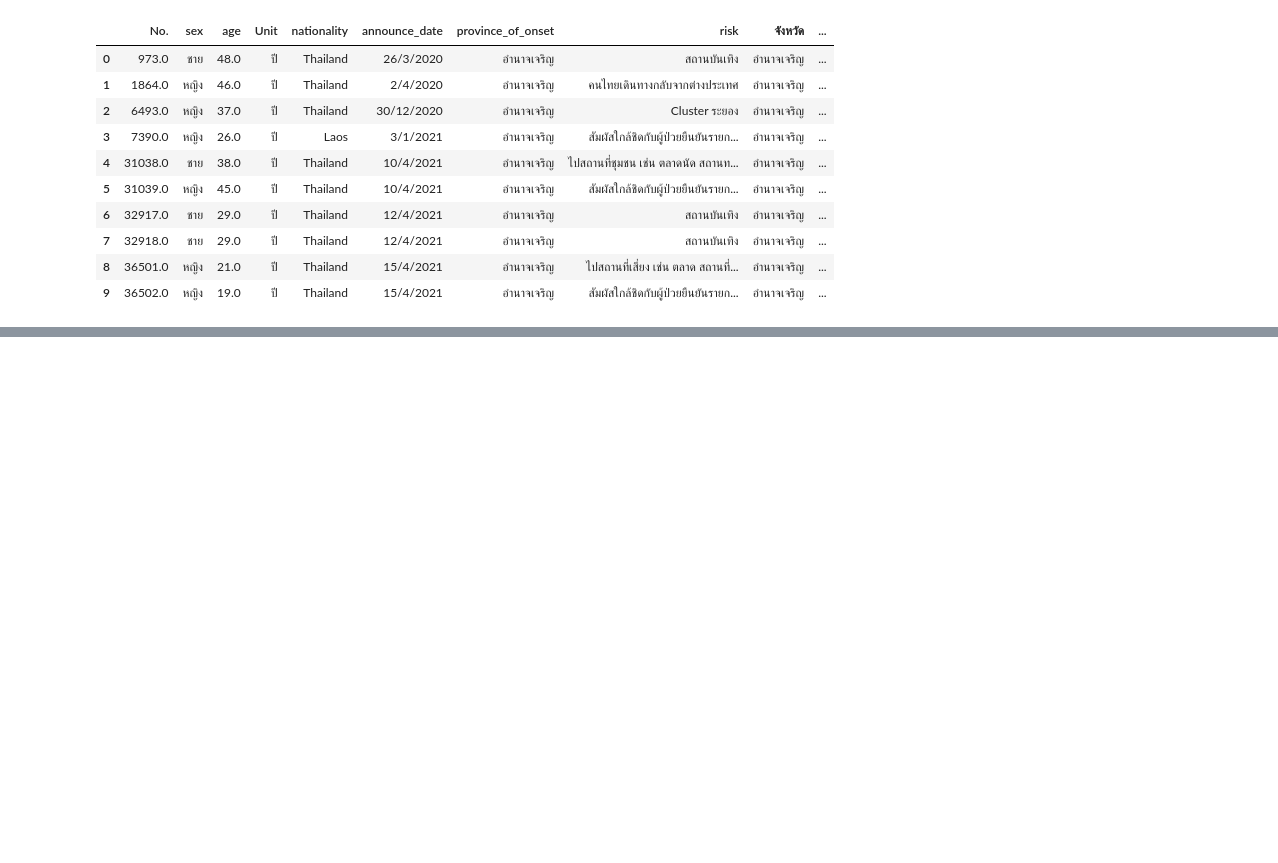
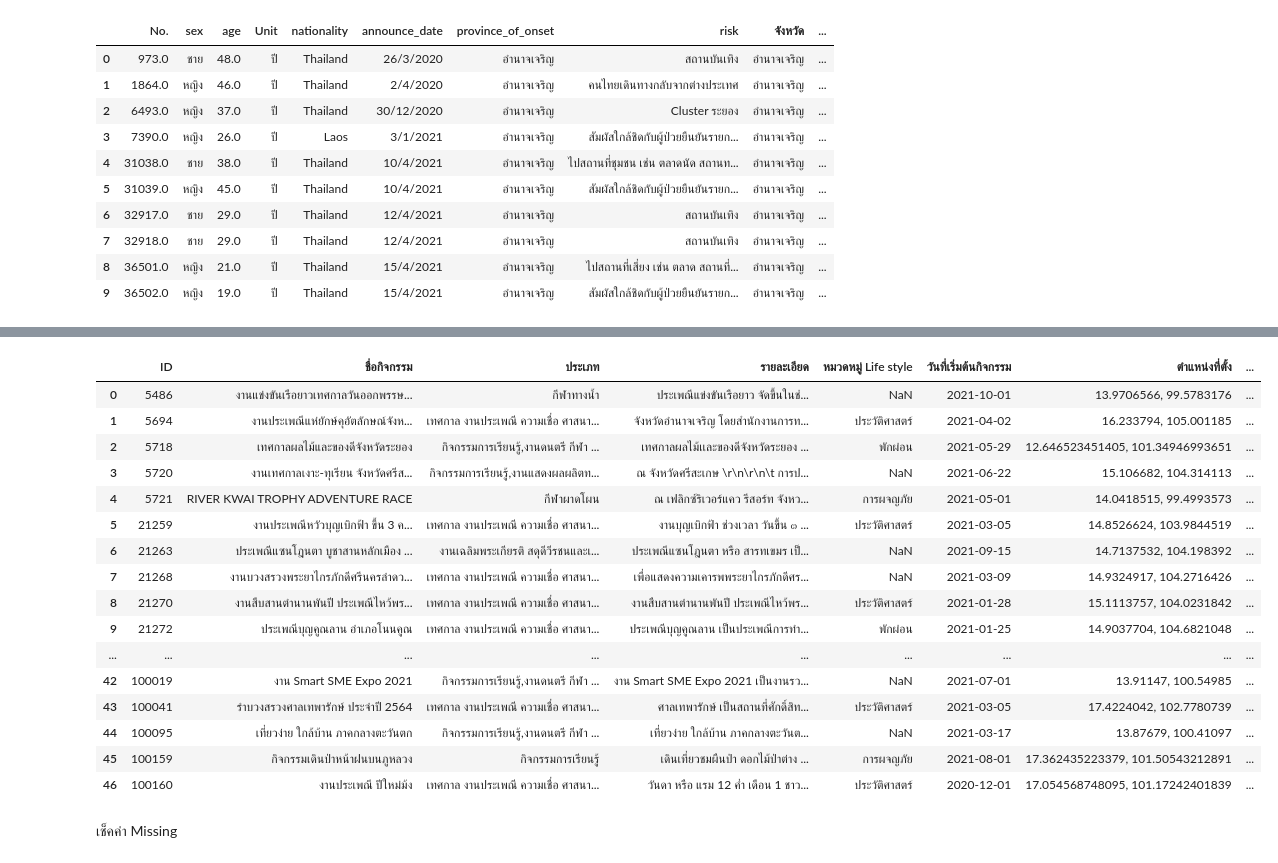
Before and after one commit to team0243/data_viz_2022, a Jupyter notebook: Project.ipynb, the cells around one changed output, grey strips where cells are left out. Saved outputs shown, nothing was run; the diff lists cells and outputs as text; code cells hidden in the pictures; blank space fills up the shorter version.

```diff
--- a/Project.ipynb
+++ b/Project.ipynb
@@ -591,0 +599,3 @@ data_cl2.head(10)
+# %%
+data_file_path = os.path.join(path,'รายการกิจกรรมท่องเที่ยว.csv')   # ดึงไฟล์จากไดร์ฟที่เราต้องการ
+data_01 = pd.read_csv(data_file_path)   # อ่านไฟล์ csv
@@ -591,0 +609,23 @@ data_cl2.head(10)
+# %%
+data_02 = data_01[['ID','ชื่อกิจกรรม','ประเภท','รายละเอียด','หมวดหมู่ Life style','วันที่เริ่มต้นกิจกรรม','ตำแหน่งที่ตั้ง','จังหวัด','การเดินทาง','พิกัด Latitude','พิกัด Longitude']]
+data_02
+# %% [output]
+|  | ID | ชื่อกิจกรรม | ประเภท | รายละเอียด | หมวดหมู่ Life style | วันที่เริ่มต้นกิจกรรม | ตำแหน่งที่ตั้ง | ... |
+| 0 | 5486 | งานแข่งขันเรือยาวเทศกาลวันออกพรรษ... | กีฬาทางน้ำ | ประเพณีแข่งขันเรือยาว จัดขึ้นในช่... | NaN | 2021-10-01 | 13.9706566, 99.5783176 | ... |
+| 1 | 5694 | งานประเพณีแห่ยักษ์คุอัตลักษณ์จังห... | เทศกาล งานประเพณี ความเชื่อ ศาสนา... | จังหวัดอำนาจเจริญ โดยสำนักงานการท... | ประวัติศาสตร์ | 2021-04-02 | 16.233794, 105.001185 | ... |
+| 2 | 5718 | เทศกาลผลไม้และของดีจังหวัดระยอง | กิจกรรมการเรียนรู้,งานดนตรี กีฬา ... | เทศกาลผลไม้เเละของดีจังหวัดระยอง ... | พักผ่อน | 2021-05-29 | 12.646523451405, 101.34946993651 | ... |
+| 3 | 5720 | งานเทศกาลเงาะ-ทุเรียน จังหวัดศรีส... | กิจกรรมการเรียนรู้,งานแสดงผลผลิตท... | ณ จังหวัดศรีสะเกษ \r\n\r\n\t การป... | NaN | 2021-06-22 | 15.106682, 104.314113 | ... |
+| 4 | 5721 | RIVER KWAI TROPHY ADVENTURE RACE | กีฬาผาดโผน | ณ เฟลิกซ์ริเวอร์แคว รีสอร์ท จังหว... | การผจญภัย | 2021-05-01 | 14.0418515, 99.4993573 | ... |
+| 5 | 21259 | งานประเพณีหวัวบุญเบิกฟ้า ขึ้น 3 ค... | เทศกาล งานประเพณี ความเชื่อ ศาสนา... | งานบุญเบิกฟ้า ช่วงเวลา วันขึ้น ๓ ... | ประวัติศาสตร์ | 2021-03-05 | 14.8526624, 103.9844519 | ... |
+| 6 | 21263 | ประเพณีแซนโฎนตา บูชาสานหลักเมือง ... | งานเฉลิมพระเกียรติ สดุดีวีรชนและเ... | ประเพณีแซนโฎนตา หรือ สารทเขมร เป็... | NaN | 2021-09-15 | 14.7137532, 104.198392 | ... |
+| 7 | 21268 | งานบวงสรวงพระยาไกรภักดีศรีนครลำดว... | เทศกาล งานประเพณี ความเชื่อ ศาสนา... | เพื่อแสดงความเคารพพระยาไกรภักดีศร... | NaN | 2021-03-09 | 14.9324917, 104.2716426 | ... |
+| 8 | 21270 | งานสืบสานตำนานพันปี ประเพณีไหว้พร... | เทศกาล งานประเพณี ความเชื่อ ศาสนา... | งานสืบสานตำนานพันปี ประเพณีไหว้พร... | ประวัติศาสตร์ | 2021-01-28 | 15.1113757, 104.0231842 | ... |
+| 9 | 21272 | ประเพณีบุญคูณลาน อำเภอโนนคูณ | เทศกาล งานประเพณี ความเชื่อ ศาสนา... | ประเพณีบุญคูณลาน เป็นประเพณีการทำ... | พักผ่อน | 2021-01-25 | 14.9037704, 104.6821048 | ... |
+| ... | ... | ... | ... | ... | ... | ... | ... | ... |
+| 42 | 100019 | งาน Smart SME Expo 2021 | กิจกรรมการเรียนรู้,งานดนตรี กีฬา ... | งาน Smart SME Expo 2021 เป็นงานรว... | NaN | 2021-07-01 | 13.91147, 100.54985 | ... |
+| 43 | 100041 | รำบวงสรวงศาลเทพารักษ์ ประจำปี 2564 | เทศกาล งานประเพณี ความเชื่อ ศาสนา... | ศาลเทพารักษ์ เป็นสถานที่ศักดิ์สิท... | ประวัติศาสตร์ | 2021-03-05 | 17.4224042, 102.7780739 | ... |
+| 44 | 100095 | เที่ยวง่าย ใกล้บ้าน ภาคกลางตะวันตก | กิจกรรมการเรียนรู้,งานดนตรี กีฬา ... | เที่ยวง่าย ใกล้บ้าน ภาคกลางตะวันต... | NaN | 2021-03-17 | 13.87679, 100.41097 | ... |
+| 45 | 100159 | กิจกรรมเดินป่าหน้าฝนบนภูหลวง | กิจกรรมการเรียนรู้ | เดินเที่ยวชมผืนป่า ดอกไม้ป่าต่าง ... | การผจญภัย | 2021-08-01 | 17.362435223379, 101.50543212891 | ... |
+| 46 | 100160 | งานประเพณี ปีใหม่ม้ง | เทศกาล งานประเพณี ความเชื่อ ศาสนา... | วันดา หรือ แรม 12 ค่ำ เดือน 1 ชาว... | ประวัติศาสตร์ | 2020-12-01 | 17.054568748095, 101.17242401839 | ... |
+# %% [markdown]
+เช็คค่า Missing
```
Also changed, not shown: parts of 13 cells of this notebook.
